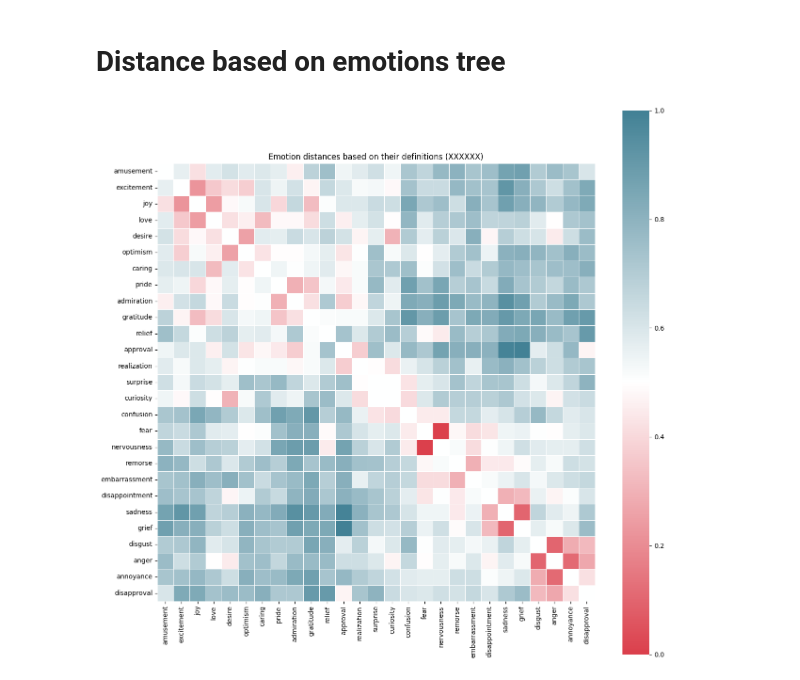
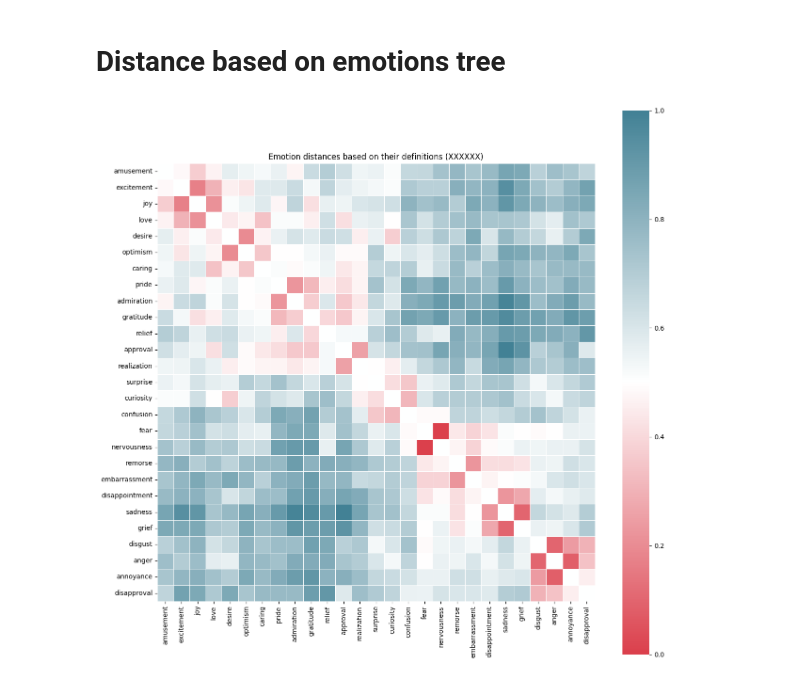
Before and after one commit to AminMohamed-3/LEGO, a Jupyter notebook: Dataset/distance_embd.ipynb, the cells around one changed output. Cells and saved outputs as stored; diff of their text form; code cells hidden in the pictures.

```diff
--- a/Dataset/distance_embd.ipynb
+++ b/Dataset/distance_embd.ipynb
@@ -164,20 +164,20 @@ cmap = mpl.colors.LinearSegmentedColormap.from_list(
 )
 # %%
 plt.figure(figsize=(15, 15))
-beta = 0.3
+beta = 0.5
 combined = (distances_tree * beta) + (distances_embed * (1 - beta))
 combined = (combined - combined.min()) / (combined.max() - combined.min())
 np.fill_diagonal(combined, 0.5)
 sns.heatmap(
     combined,
     cmap=cmap,
     square=True,
     xticklabels=list(emotions),
     yticklabels=list(emotions),
     linewidths=0.5,
 )
 plt.xticks(rotation=90)
 plt.title("Emotion distances based on their definitions (XXXXXX)")
 plt.show()
 # %% [output]
-[figure, old version]
+[figure, new version]
```
Also changed, not shown: parts of 1 cell of this notebook.
